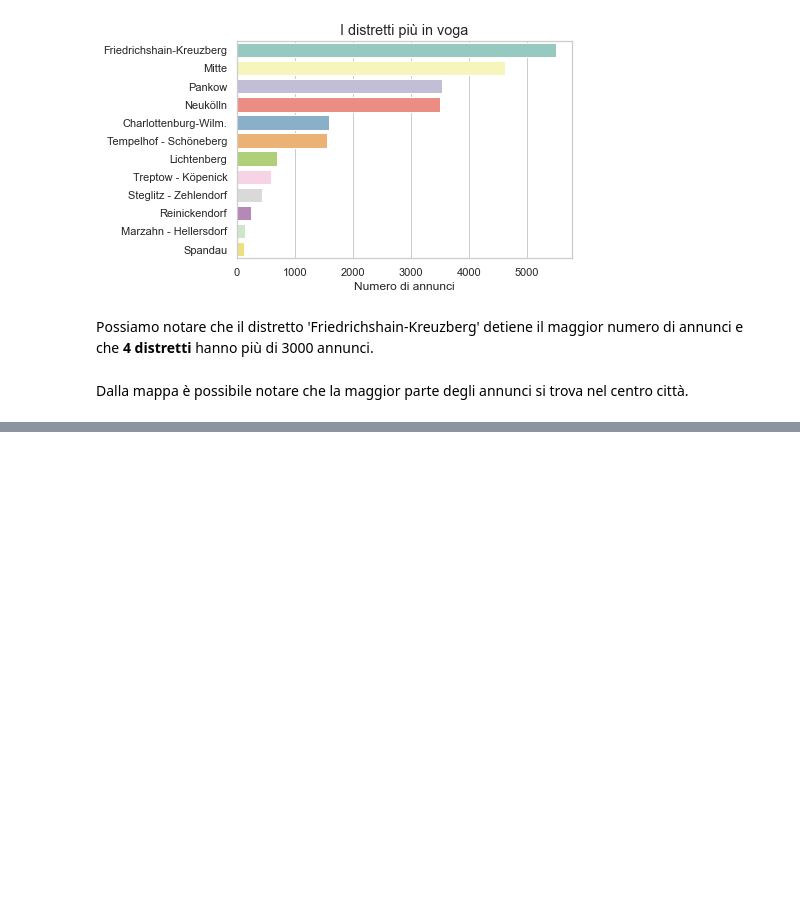
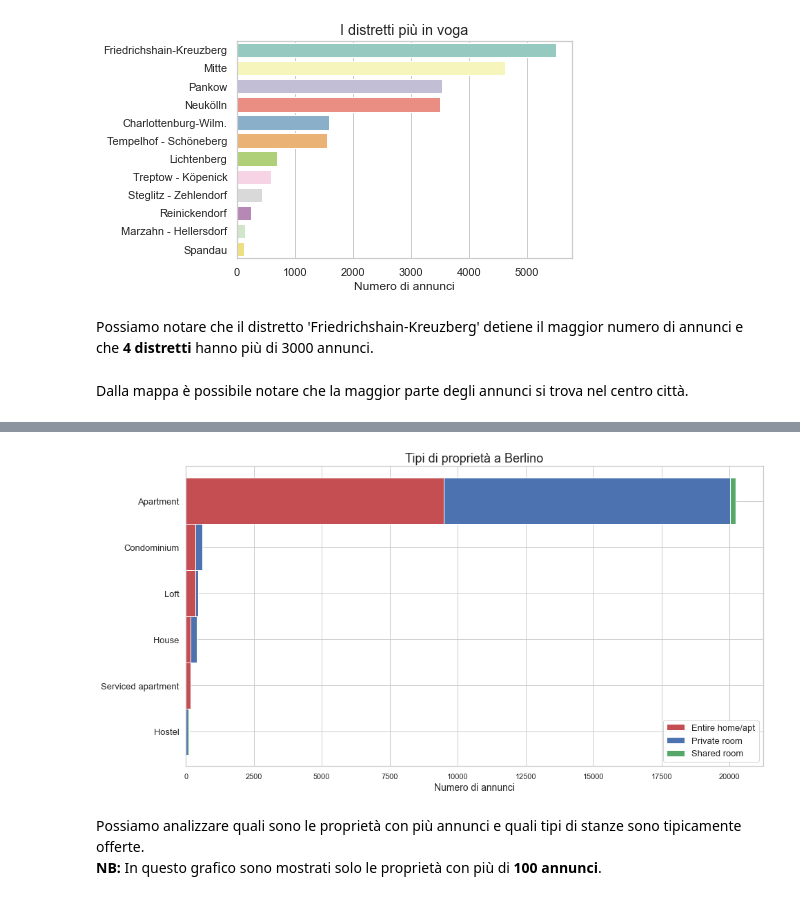
Before and after one commit to ff225/DataAnalytics, a Jupyter notebook: BerlinAirBnb.ipynb, the cells around one changed output, grey strips where cells are left out. Cells and saved outputs as stored; diff of their text form; code cells hidden in the pictures; blank space fills up the shorter version.

```diff
--- a/BerlinAirBnb.ipynb
+++ b/BerlinAirBnb.ipynb
@@ -161,0 +177,19 @@ map1
+# %%
+prop = listing.groupby(['property_type','room_type']).room_type.count()
+prop = prop.unstack(level=-1)
+prop['total'] = prop.sum(axis=1)
+prop = prop.sort_values(by=['total'])
+prop = prop[prop['total']>=100]
+prop = prop.drop(columns=['total'])
+prop.plot(kind='barh',stacked=True, color = ["r","b","g"],
+              linewidth = 1, grid=True, figsize=(15,8), width=1)
+plt.title('Tipi di proprietà a Berlino', fontsize=18)
+plt.xlabel('Numero di annunci', fontsize=14)
+plt.ylabel('')
+plt.legend(loc = 4,prop = {"size" : 13})
+plt.show()
+# %% [output]
+[figure, added]
+# %% [markdown]
+Possiamo analizzare quali sono le proprietà con più annunci e quali tipi di stanze sono tipicamente offerte.<br>
+__NB:__ In questo grafico sono mostrati solo le proprietà con più di __100 annunci__.
```
Also changed, not shown: parts of 4 cells of this notebook.
